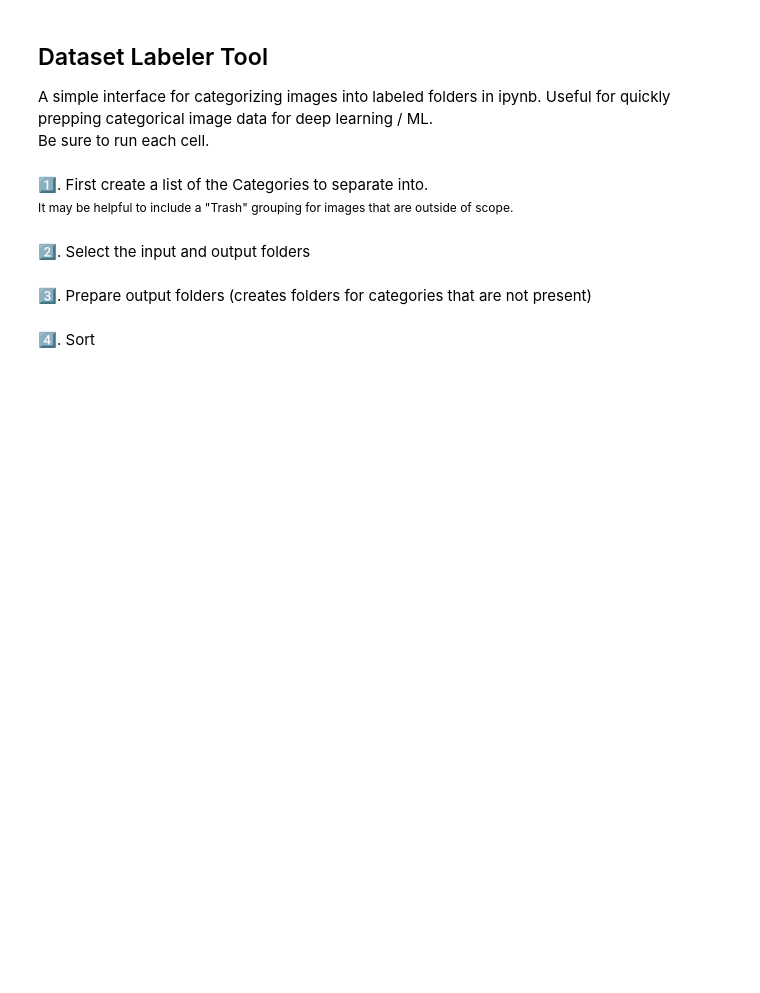
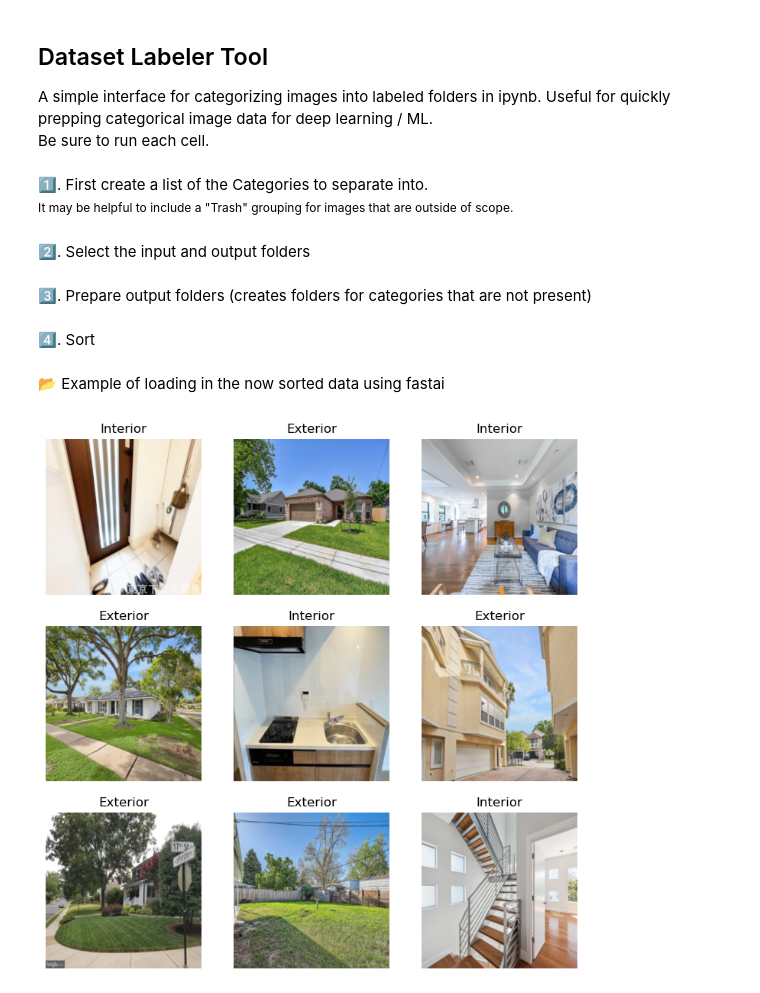
Before and after one commit to pickpj/img-labeler-nb, a Jupyter notebook: sep.ipynb, the cells around one changed output. Cells and saved outputs as stored; diff of their text form; code cells hidden in the pictures; blank space fills up the shorter version.

Commit message:
Added a 'next steps' Example and bug fix

```diff
--- a/sep.ipynb
+++ b/sep.ipynb
@@ -54 +62,16 @@ oopsbutton.on_click(oopsgoback1())
 display(widgets.HBox(butlist), imgframe, oopsbutton)
+# %% [markdown]
+📂
+Example of loading in the now sorted data using fastai
+# %%
+from fastai.data.all import *
+from fastai.vision.all import *
+fp = Path(".")
+DataBlock(blocks=(ImageBlock, CategoryBlock),
+        get_items=get_image_files,
+        get_y=parent_label,
+        # splitter=RandomSplitter(valid_pct=0.25),
+        item_tfms=[Resize(256, method="squish")]
+).dataloaders(fp).show_batch(max_n=9)
+# %% [output]
+[figure, added]
```
Also changed, not shown: parts of 1 cell of this notebook.
